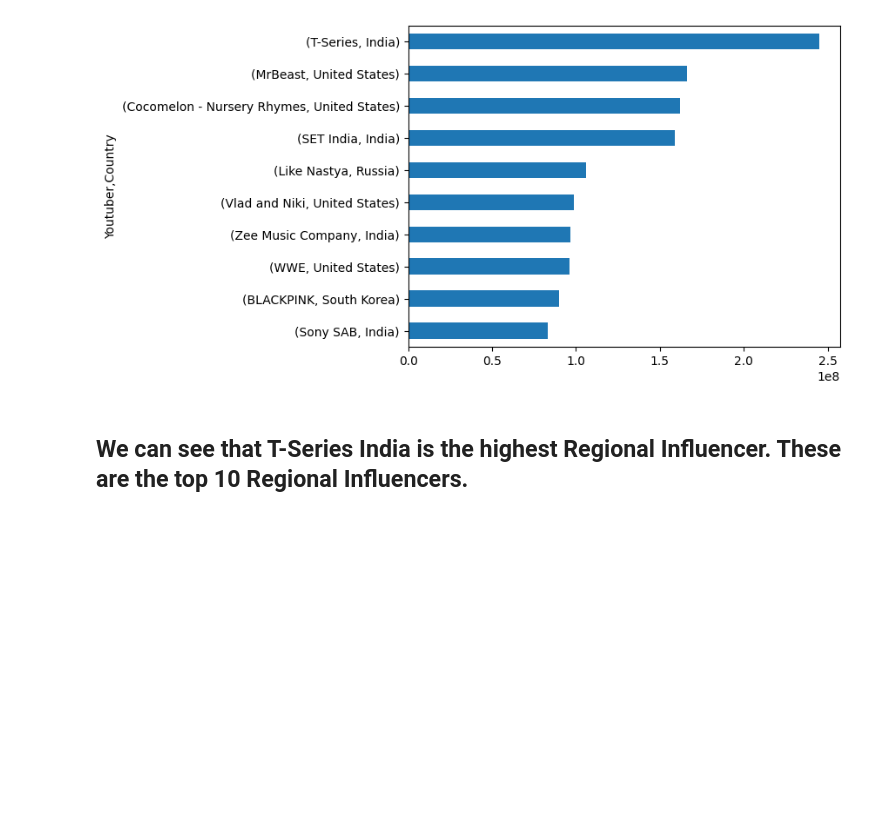
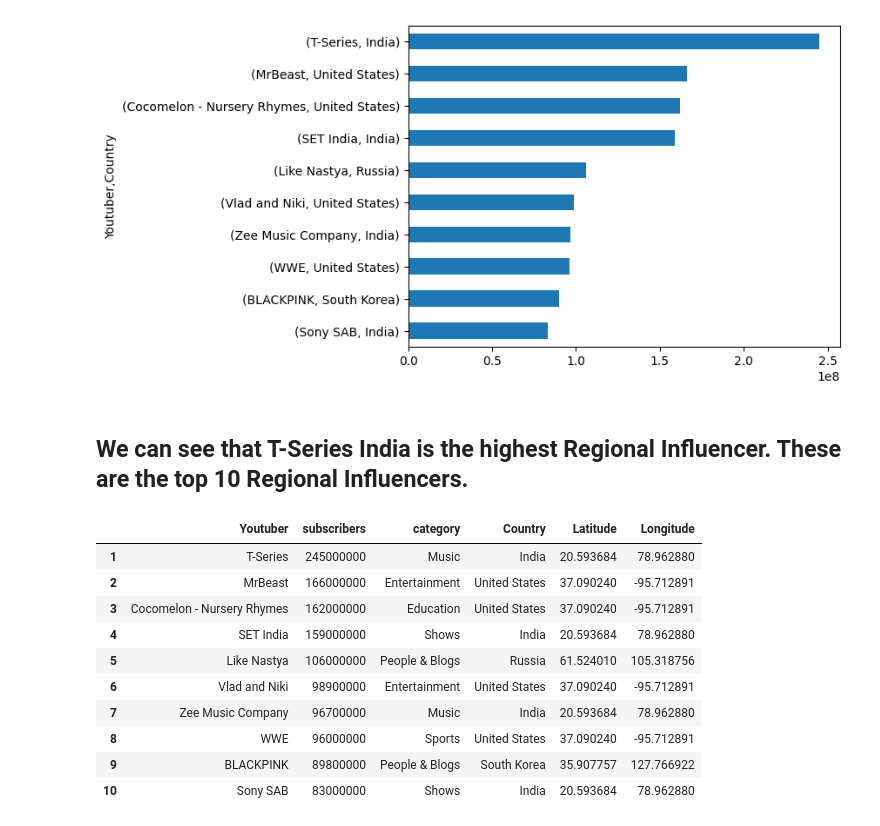
Before and after one commit to ImaneMdn/Youtube-EDA-, a Jupyter notebook: youtubeeda.ipynb, the cells around one changed output. Cells and saved outputs as stored; diff of their text form; code cells hidden in the pictures; blank space fills up the shorter version.

```diff
--- a/youtubeeda.ipynb
+++ b/youtubeeda.ipynb
@@ -447,3 +447,19 @@ df.groupby(['Youtuber','Country'])['subscribers'].sum().sort_values(ascending=Tr
 [figure]
 # %% [markdown]
 ## We can see that T-Series India is the highest Regional Influencer. These are the top 10 Regional Influencers.
+# %%
+selected_columns = ['Youtuber','subscribers','category','Country','Latitude', 'Longitude']
+top_10_youtubers = df[selected_columns].head(10)
+top_10_youtubers
+# %% [output]
+|  | Youtuber | subscribers | category | Country | Latitude | Longitude |
+| 1 | T-Series | 245000000 | Music | India | 20.593684 | 78.962880 |
+| 2 | MrBeast | 166000000 | Entertainment | United States | 37.090240 | -95.712891 |
+| 3 | Cocomelon - Nursery Rhymes | 162000000 | Education | United States | 37.090240 | -95.712891 |
+| 4 | SET India | 159000000 | Shows | India | 20.593684 | 78.962880 |
+| 5 | Like Nastya | 106000000 | People & Blogs | Russia | 61.524010 | 105.318756 |
+| 6 | Vlad and Niki | 98900000 | Entertainment | United States | 37.090240 | -95.712891 |
+| 7 | Zee Music Company | 96700000 | Music | India | 20.593684 | 78.962880 |
+| 8 | WWE | 96000000 | Sports | United States | 37.090240 | -95.712891 |
+| 9 | BLACKPINK | 89800000 | People & Blogs | South Korea | 35.907757 | 127.766922 |
+| 10 | Sony SAB | 83000000 | Shows | India | 20.593684 | 78.962880 |
```
Also changed, not shown: parts of 3 cells of this notebook.
